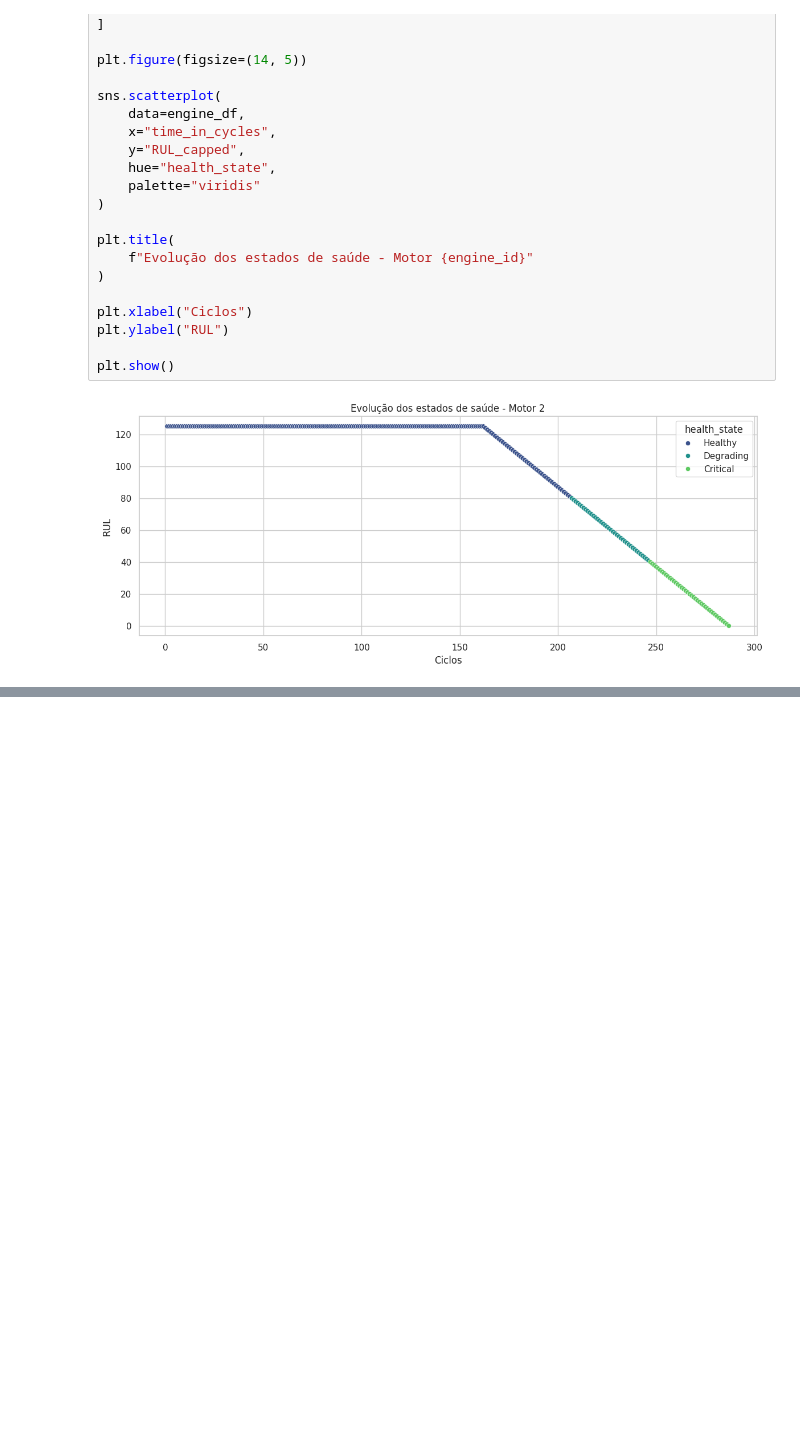
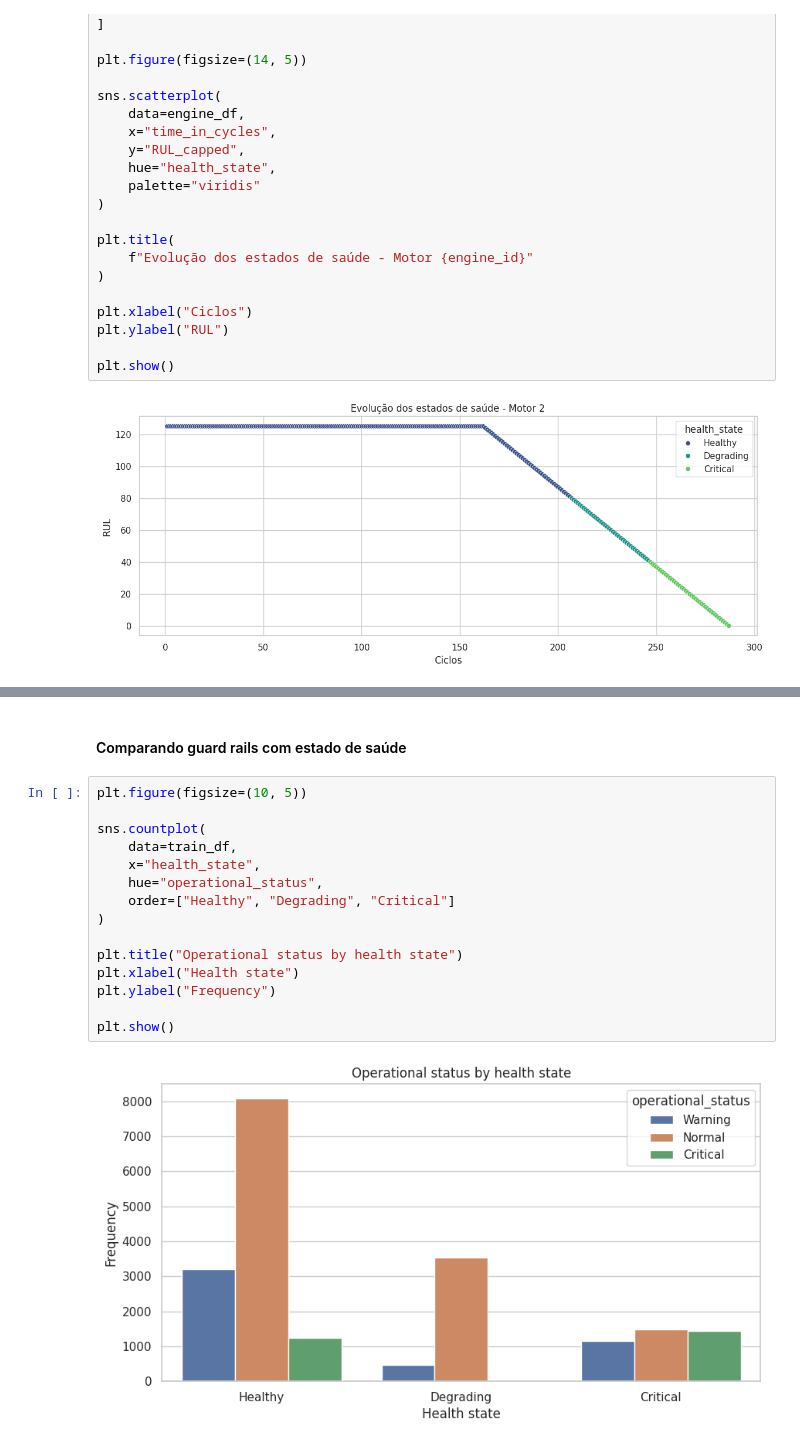
Before and after one commit to vinicius-mattoso/industrial-rul-predictive-maintenance, a Jupyter notebook: notebooks/01_rul_eda_and_modeling.ipynb, the cells around one changed output, grey strips where cells are left out. Saved outputs shown, nothing was run; the diff lists cells and outputs as text; blank space fills up the shorter version.

```diff
--- a/notebooks/01_rul_eda_and_modeling.ipynb
+++ b/notebooks/01_rul_eda_and_modeling.ipynb
@@ -713,0 +970,19 @@ plt.show()
+# %% [markdown]
+#### Comparando guard rails com estado de saúde
+# %%
+plt.figure(figsize=(10, 5))
+
+sns.countplot(
+    data=train_df,
+    x="health_state",
+    hue="operational_status",
+    order=["Healthy", "Degrading", "Critical"]
+)
+
+plt.title("Operational status by health state")
+plt.xlabel("Health state")
+plt.ylabel("Frequency")
+
+plt.show()
+# %% [output]
+[figure, added]
```
Also changed, not shown: parts of 83 cells of this notebook.
